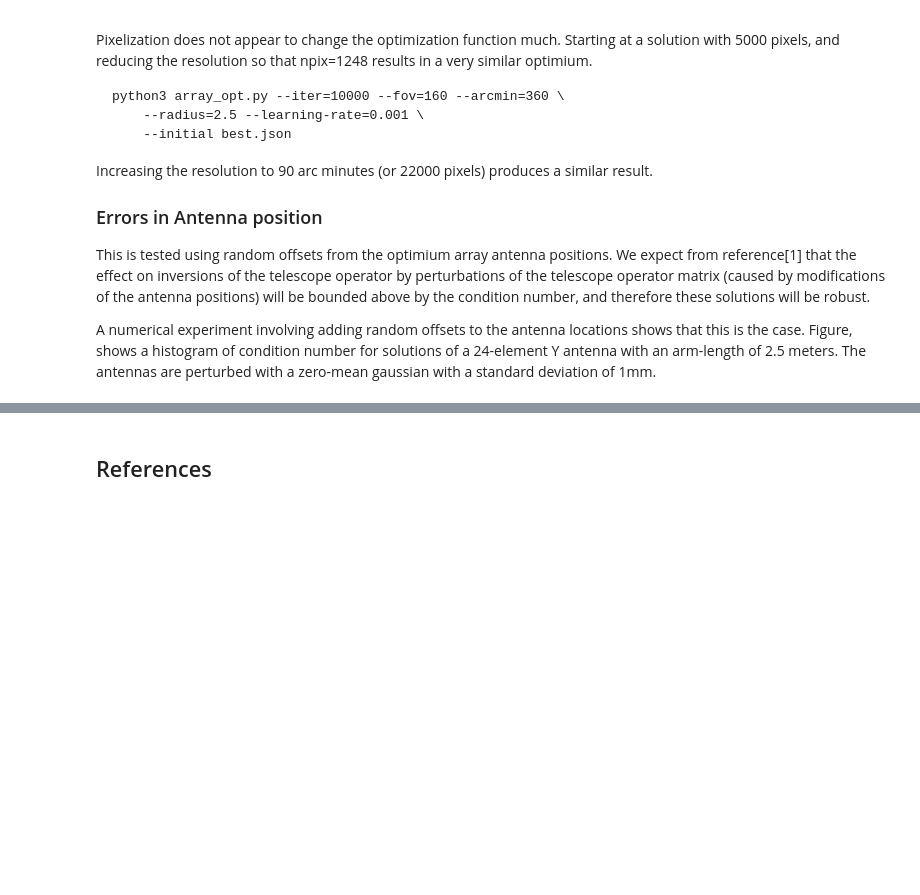
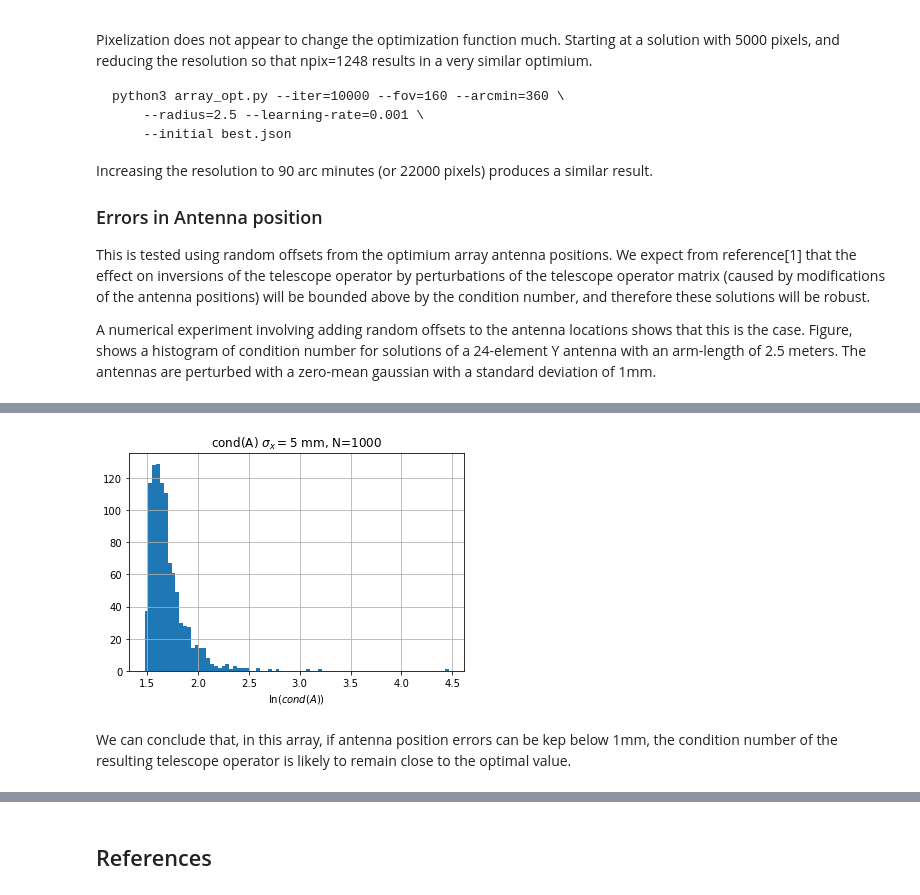
Before and after one commit to tmolteno/TART-3, a Jupyter notebook: array/disko_array_opt/Condition_Number_Array_Optimization.ipynb, the cells around one changed output, grey strips where cells are left out. Cells and saved outputs as stored; diff of their text form; code cells hidden in the pictures; blank space fills up the shorter version.

```diff
--- a/array/disko_array_opt/Condition_Number_Array_Optimization.ipynb
+++ b/array/disko_array_opt/Condition_Number_Array_Optimization.ipynb
@@ -214,0 +209,25 @@ plt.savefig('cond_histogram.pdf')
+# %%
+n_trials = 1000
+try:
+    res5 = np.load('res5.npy')
+except:
+    radius_min = 0.1
+    array_opt.init(radius_min, ant)
+    res5 = []
+    delta = 5e-3   # 1 mm
+    for i in range(n_trials):
+        x_opt = ant.x + np.random.normal(0, delta, ant.x.shape[0])
+        penalty, cond = array_opt.global_f(x_opt)
+        res5.append(cond.numpy())
+    res5 = np.array(res5)
+    np.save('res5.npy', res5)
+# %%
+plt.hist(np.log(res5), bins='fd')
+plt.title('log(cond(A)) $\sigma_x=5$ mm, N={}'.format(n_trials))
+plt.xlabel('$\ln(cond(A))$')
+plt.grid(True)
+plt.savefig('cond_histogram5.pdf')
+# %% [output]
+[figure, added]
+# %% [markdown]
+We can conclude that, in this array, if antenna position errors can be kep below 1mm, the condition number of the resulting telescope operator is likely to remain close to the optimal value.
```
Also changed, not shown: parts of 5 cells of this notebook, 1 other file.
